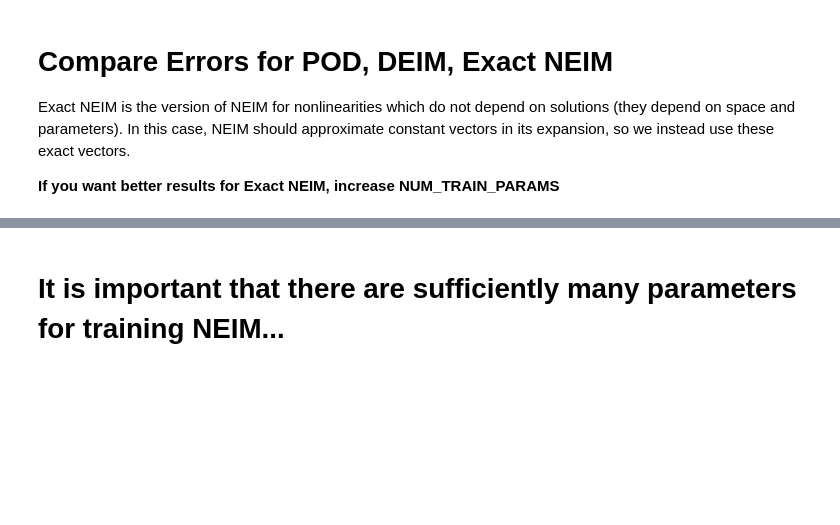
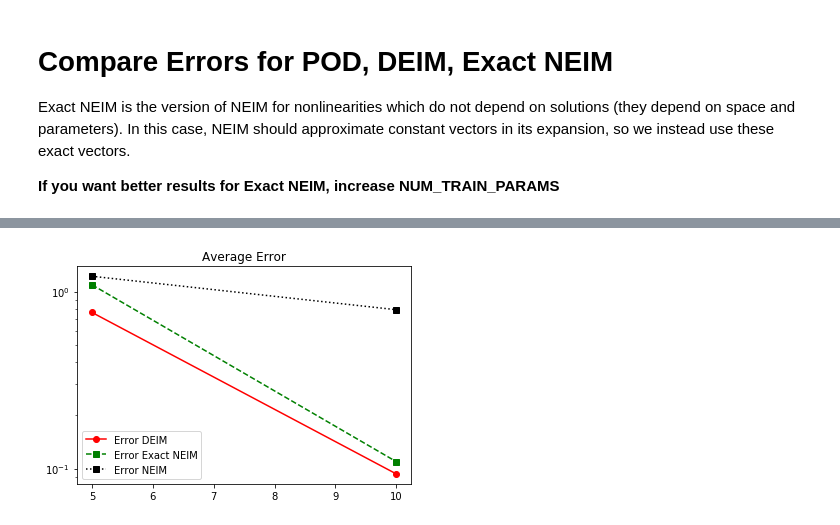
Before and after one commit to maxhirsch/NEIM, a Jupyter notebook: Function Approximation.ipynb, the cells around one changed output, grey strips where cells are left out. Cells and saved outputs as stored; diff of their text form; code cells hidden in the pictures; blank space fills up the shorter version.

```diff
--- a/Function Approximation.ipynb
+++ b/Function Approximation.ipynb
@@ -119,6 +308,33 @@ plt.title("Singular values of 51 snapshots")
 plt.show()
 # %% [output]
 [figure]
+# %%
+RO_DIM = 30
+
+# find solution to Poisson with homogeneous Dirichlet boundary conditions
+# -u''(x; mu) = s(x; mu), u(0; mu) = u(1; mu) = 0.
+
+sols = solution_fn(mu.reshape(-1), f) # shape = (params, space)
+
+# do a POD based on sols
+snapshots = np.array([sols[i] for i in range(sols.shape[0])]).T
+V, sing_vals, _ = np.linalg.svd(snapshots, full_matrices=False)
+
+plt.scatter(np.arange(sing_vals.shape[0]), sing_vals)
+plt.semilogy(np.arange(sing_vals.shape[0]), sing_vals)
+plt.show()
+print(V.shape)
+
+# get reduced order solutions
+ro_sols = np.zeros((sols.shape[0], RO_DIM))
+for i in range(sols.shape[0]):
+    ro_sols[i] = (V[:,:RO_DIM].T @ sols[i].reshape(-1, 1)).reshape(-1)
+
+# evaluate nonlinearity at given parameter and solution
+f_NEIM = np.zeros((sols.shape[0], sols.shape[0], RO_DIM))
+for i in range(sols.shape[0]):
+    for j in range(sols.shape[0]):
+        f_NEIM[i, j] = (V[:,:RO_DIM].T @ f[:, [i]]).reshape(-1)
 # %%
 # Get DEIM indices
 selected_indices = DEIM(u)
@@ -221,2 +476,13 @@ plt.show()
-# %% [markdown]
-# It is important that there are sufficiently many parameters for training NEIM...
+# %%
+#print(DEIM_errors, "\n", POD_errors, "\n", Exact_NEIM_errors)
+
+plt.plot(np.arange(5, MAX_MODES+1, 5), DEIM_errors, marker='o', c='r', label="Error DEIM")
+#plt.plot(np.arange(5, MAX_MODES+1, 5), POD_errors, marker='^', c='black', linestyle='dotted', label="Error POD")
+plt.plot(np.arange(5, MAX_MODES+1, 5), Exact_NEIM_errors, marker='s', c='g', linestyle='dashed', label="Error Exact NEIM")
+plt.plot(np.arange(5, MAX_MODES+1, 5), Actual_NEIM_errors, marker='s', c='black', linestyle='dotted', label="Error NEIM")
+plt.yscale("log")
+plt.legend()
+plt.title("Average Error")
+plt.show()
+# %% [output]
+[figure, added]
```
Also changed, not shown: parts of 9 cells of this notebook.
